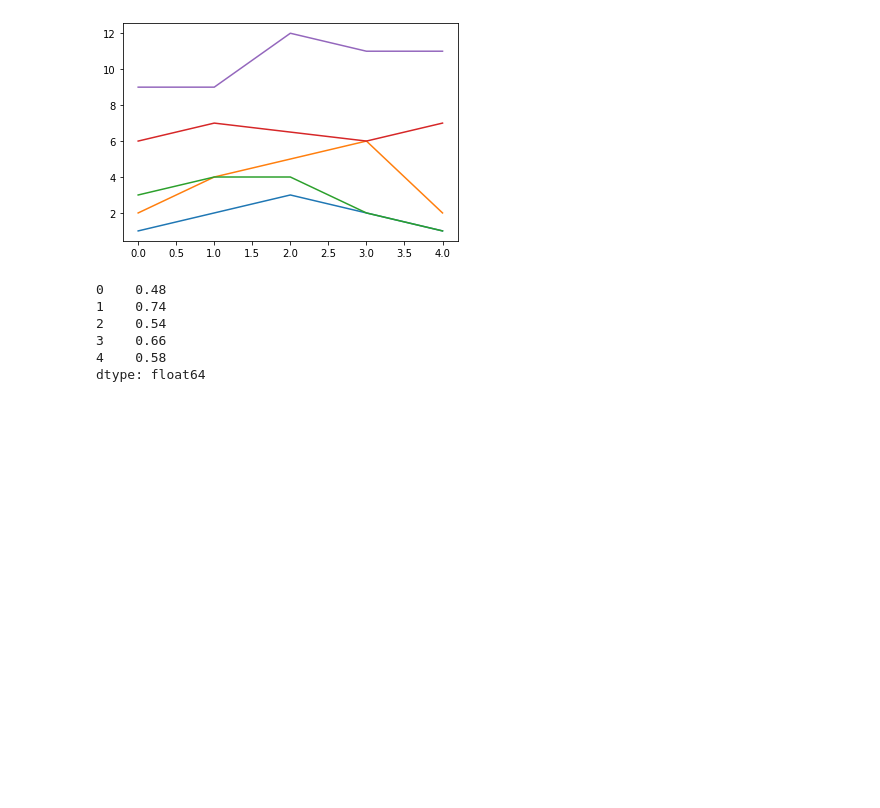
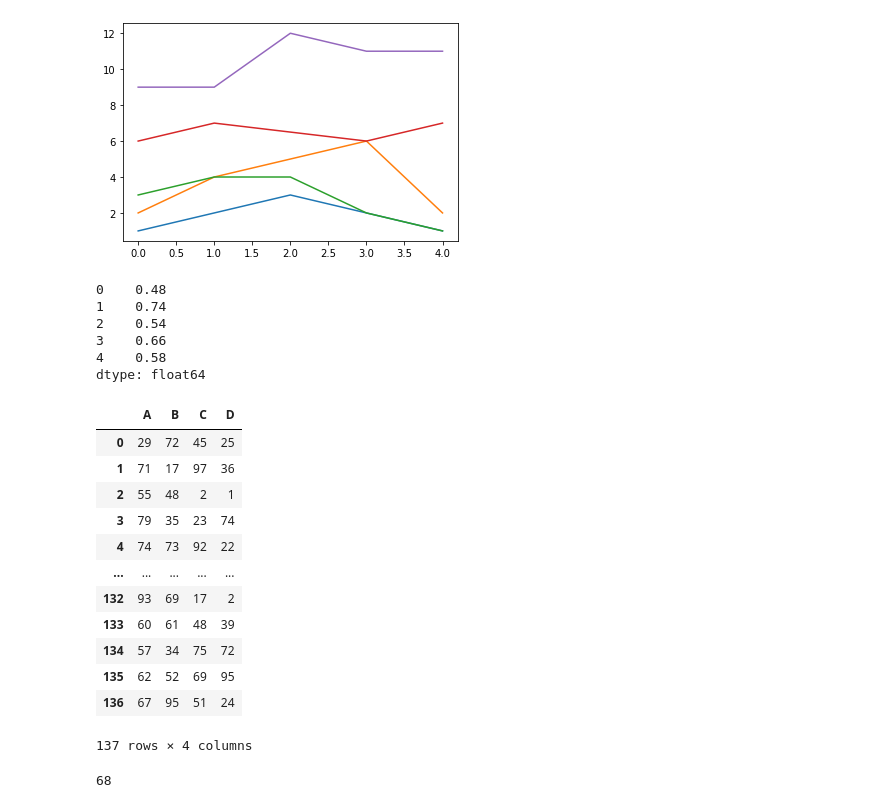
Before and after one commit to braingeneers/statdepth, a Jupyter notebook: testing_notebooks/jlehrer_testing_notebook_01.ipynb, the cells around one changed output. Drawn from its saved outputs; the diff is of its cells as text; code cells hidden in the pictures; blank space fills up the shorter version.

```diff
--- a/testing_notebooks/jlehrer_testing_notebook_01.ipynb
+++ b/testing_notebooks/jlehrer_testing_notebook_01.ipynb
@@ -208,3 +205,24 @@ df = pd.DataFrame({'x_0': [1, 2, 1, 1, 2],
                     'x_3': [1, 2, 1, 1, 2],
                     'x_4': [2, 3, 4, 2, 1]},
                    index=['f_1', 'f_2', 'f_3', 'f_4', 'f_5'])
+# %%
+df = pd.DataFrame(np.random.randint(0,101,size=(137, 4)), columns=list('ABCD'))
+df
+# %% [output]
+|  | A | B | C | D |
+| 0 | 29 | 72 | 45 | 25 |
+| 1 | 71 | 17 | 97 | 36 |
+| 2 | 55 | 48 | 2 | 1 |
+| 3 | 79 | 35 | 23 | 74 |
+| 4 | 74 | 73 | 92 | 22 |
+| ... | ... | ... | ... | ... |
+| 132 | 93 | 69 | 17 | 2 |
+| 133 | 60 | 61 | 48 | 39 |
+| 134 | 57 | 34 | 75 | 72 |
+| 135 | 62 | 52 | 69 | 95 |
+| 136 | 67 | 95 | 51 | 24 |
+137 rows × 4 columns
+# %%
+len(df) // K
+# %% [output]
+68
```
Also changed, not shown: parts of 6 cells of this notebook, 2 other files.
